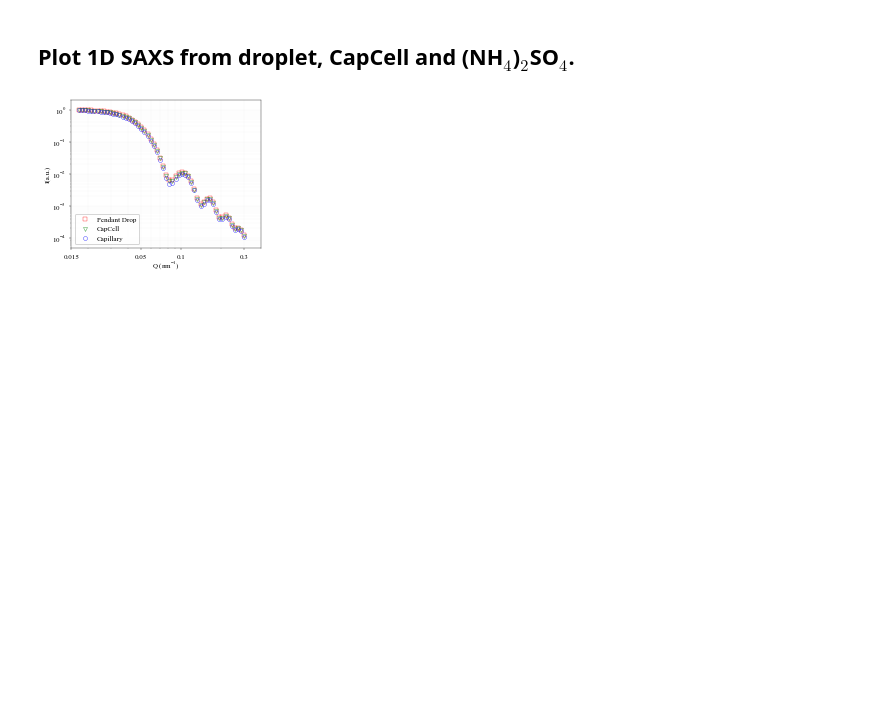
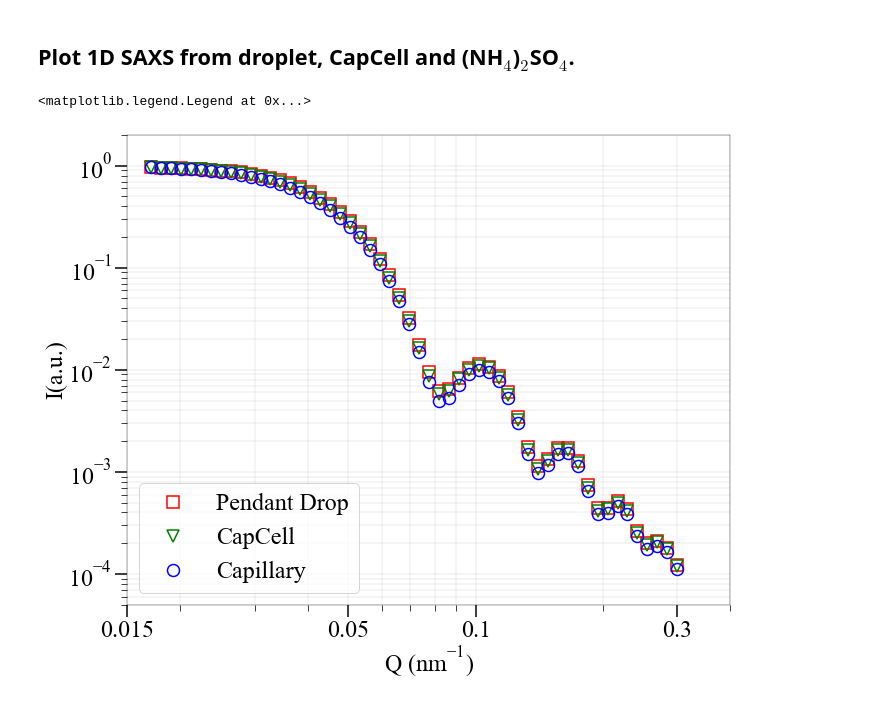
Before and after one commit to Dozgulbas/aps_droplet, a Jupyter notebook: Data_Analysis/figure_scripts/Plot_SAXS.ipynb, the cells around one changed output. Saved outputs shown, nothing was run; the diff lists cells and outputs as text; code cells hidden in the pictures; blank space fills up the shorter version.

Commit message:
Increasing figure scales

```diff
--- a/Data_Analysis/figure_scripts/Plot_SAXS.ipynb
+++ b/Data_Analysis/figure_scripts/Plot_SAXS.ipynb
@@ -22,7 +22,7 @@ mpl.rcParams['legend.handlelength'] = 2
 ## Load result files
 # %%
 
-fn_path = "../Data/APS_Data/"
+fn_path = "../Data/"
 noisy_droplet = "E0098_D100_Pendant_022C_att01_Rq0_00001_0001-100000.hdf"
 dropleta = "AvgF084_Pendant_WithCase_Cen_att00_Lq0_Rq0_00001_0001-100000.hdf"
 CapCellb = "AvgD129_D100_samy3_Cell_att00_Lq0_Rq0_00001_0001-100000.hdf"
@@ -112,13 +112,14 @@ Iq_fit = I_Corr*I_cal/np.max(I_cal)*np.max(droplet.saxs_1d['Iq'])
 # %%
 
 # figure parameter settings. 3.3 inch is about 85 mm
-scale = 1
-width = 3.4*scale
-font_size = 7*scale
-line_width = 0.35*scale
+scale = 3
+width = 3.6*scale
+font_size = 8*scale
+line_width = 0.5*scale
 marker_size = 4*scale
-tick_length_major = 2*scale
-tick_length_minor = 1*scale
+tick_length_major = 4*scale
+tick_length_minor = 2*scale
+
 
 %matplotlib inline
 fig, ax = plt.subplots(1, 1, figsize=(width, 0.8*width))
@@ -134,32 +135,33 @@ ax.plot(10*capillary.ql_sta, np.squeeze(capillary.saxs_1d['Iq'])/0.099, color='b
 
 ### Define plot range
 ax.set_xscale('log')
 ax.set_yscale('log')
 ax.set_xlim(1.5e-2, 4e-1)
 ax.set_ylim(5e-5, 2)
 ax.set_xticks([1.5e-2, 5e-2, 1e-1, 3e-1], fontsize = font_size)
 ax.set_xticklabels([0.015, 0.05, 0.1, 0.3], fontsize = font_size)
 ax.set_yticks([1e-4, 1e-3, 1e-2, 1e-1, 1])
 plt.yticks(fontsize = font_size)
 
 
 ### Define ticks, labels and strokes
 plt.rcParams["font.family"] = "Times New Roman"
 ax.grid(color='k', linestyle='-', linewidth=line_width, alpha=0.05, which='both')
 plt.rcParams["font.size"] = font_size
 plt.xlabel('Q (nm$\mathdefault{^{-1}}$)', fontsize=font_size, labelpad=0.05*font_size)
 plt.ylabel('I(a.u.)', fontsize=font_size, labelpad=0.05*font_size)
 
 
 plt.rcParams['axes.linewidth'] = line_width
 ax.tick_params('both', length=tick_length_major, width=line_width, which='major')
 ax.tick_params('both', length=tick_length_minor, width=0.5*line_width, which='minor')
 
 ### Define legend
 ax.legend(loc='lower left', prop={'size': font_size})
 
 ### Save figure
-plt.savefig('../Data/Saxs1D_paper.pdf', dpi=600, format='pdf',
+plt.savefig('../Figures/Saxs1D_paper.pdf', dpi=600, format='pdf',
             facecolor='w', edgecolor='w', transparent=False, bbox_inches='tight')
 # %% [output]
+<matplotlib.legend.Legend at 0x...>
-[figure, old version]
+[figure, new version]
```
Also changed, not shown: 2 other files.
